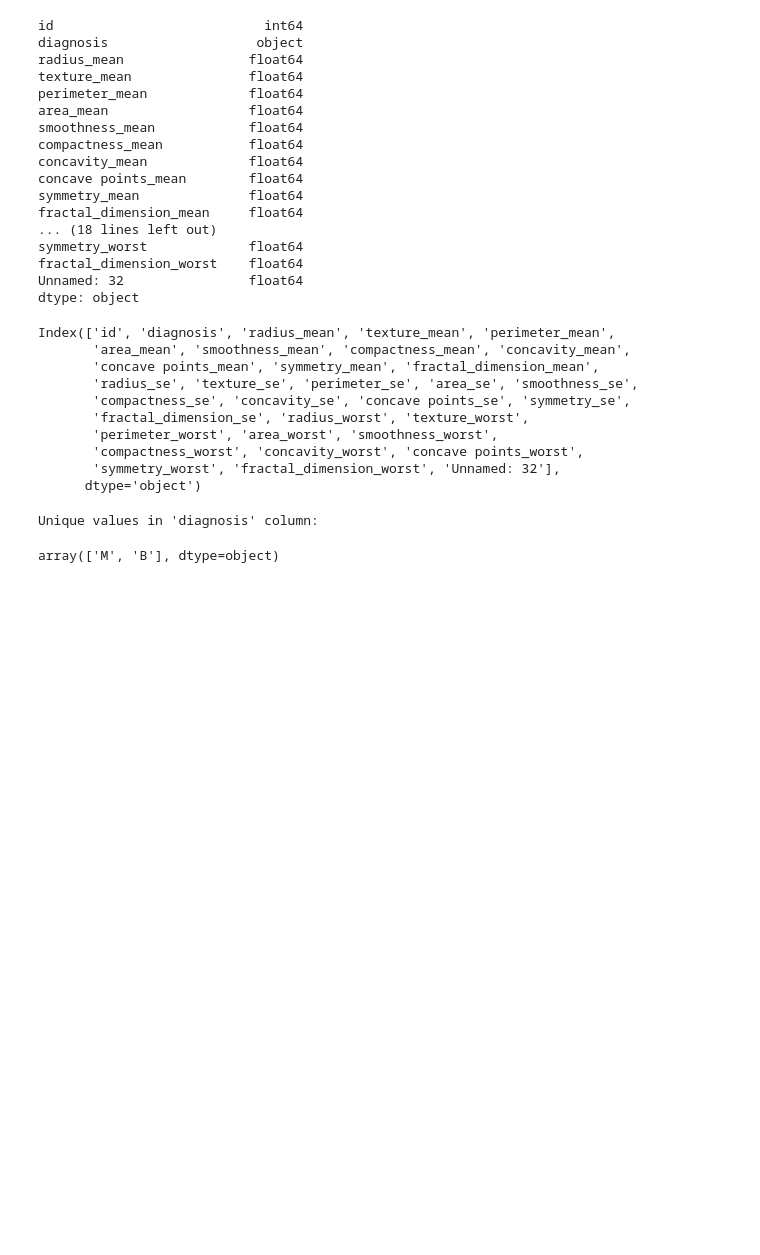
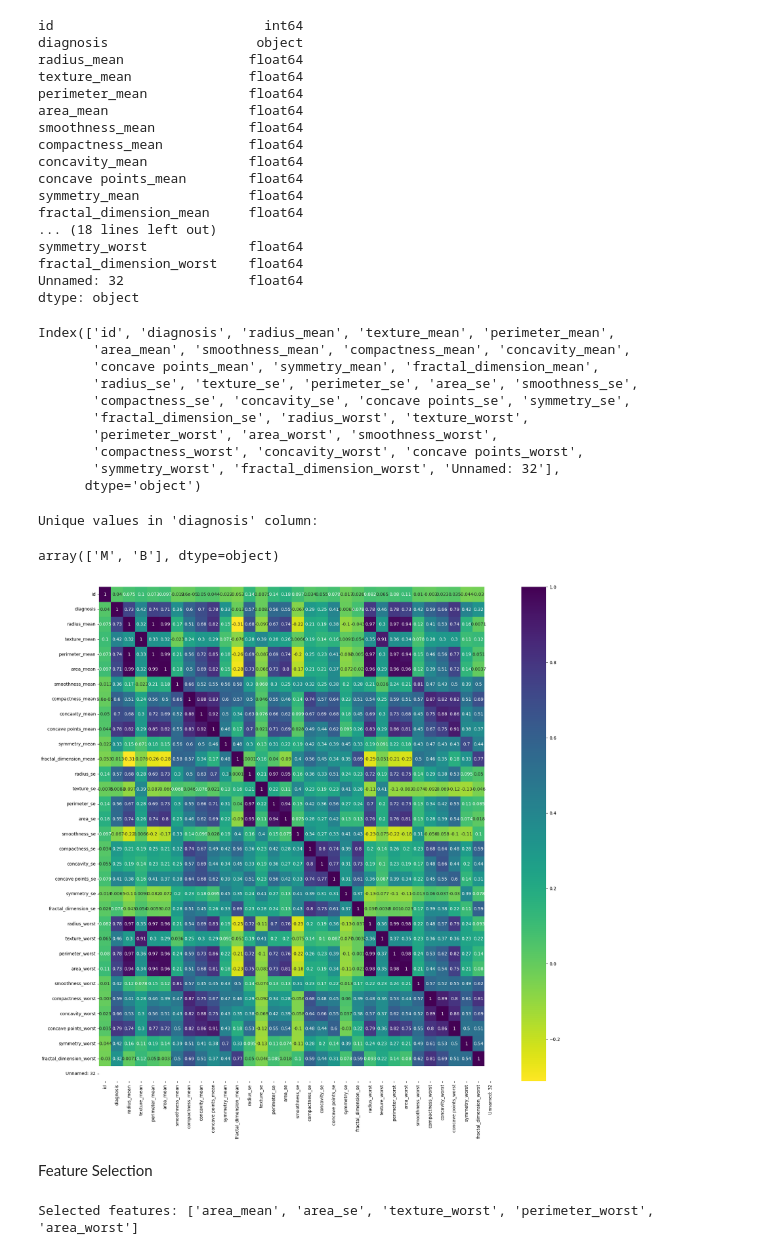
Before and after one commit to pankrulez/DecisionTreesFoundations, a Jupyter notebook: exploration.ipynb, the cells around one changed output. Drawn from its saved outputs; the diff is of its cells as text; code cells hidden in the pictures; blank space fills up the shorter version.

Commit message:
feature selection

```diff
--- a/exploration.ipynb
+++ b/exploration.ipynb
@@ -153,0 +164,77 @@ for column in df.drop("diagnosis",axis=1).columns[:5]:
+# %%
+# diagnosis : M or B :categorical
+
+# encode : 1 or 0 :categorical
+
+df['diagnosis'] = (df['diagnosis'] == 'M').astype(int)
+
+# this line converts the categorical feature into numerical
+
+
+
+ # setting M = 1  then B = 0
+
+
+
+# take the correlation
+
+corr = df.corr()
+
+plt.figure(figsize = (20,20))
+
+# heatmap
+
+sns.heatmap(corr , cmap='viridis_r' , annot=True)
+
+plt.show()
+
+# correlation : -1 to 1
+# %% [output]
+[figure, added]
+# %% [markdown]
+Feature Selection
+# %%
+# %pip install scikit-learn
+
+from sklearn.linear_model import Lasso
+
+# Define X and y
+X = df.drop(['diagnosis', 'id', 'Unnamed: 32'], axis=1)
+y = df['diagnosis']
+
+lasso = Lasso(alpha=0.1)
+lasso.fit(X, y)
+
+selected = X.columns[np.abs(lasso.coef_) > 0]
+print("Selected features:", selected.tolist())
+
+
+# Regularization (L1 / Lasso for sparse features)
+'''
+Regularization is a technique used in machine learning to reduce overfitting by adding a penalty term to the model’s loss function.
+
+Without regularization → model may learn noise (overfit).
+
+With regularization → model is forced to keep weights small, making it simpler and more generalizable.
+
+
+L1 Regularization (Lasso)
+
+Lasso (Least Absolute Shrinkage and Selection Operator) adds a penalty proportional to the absolute value of coefficients.
+
+
+The key effect of L1:
+
+It can shrink some weights exactly to zero.
+
+Features with weight = 0 are effectively removed → that’s automatic feature selection.
+
+
+Why it works for Feature Selection
+
+If a feature isn’t useful, L1 penalty pushes its coefficient to zero.
+
+You’re left with only the most important features.
+'''
+# %% [output]
+Selected features: ['area_mean', 'area_se', 'texture_worst', 'perimeter_worst', 'area_worst']
```
Also changed, not shown: parts of 1 cell of this notebook.
